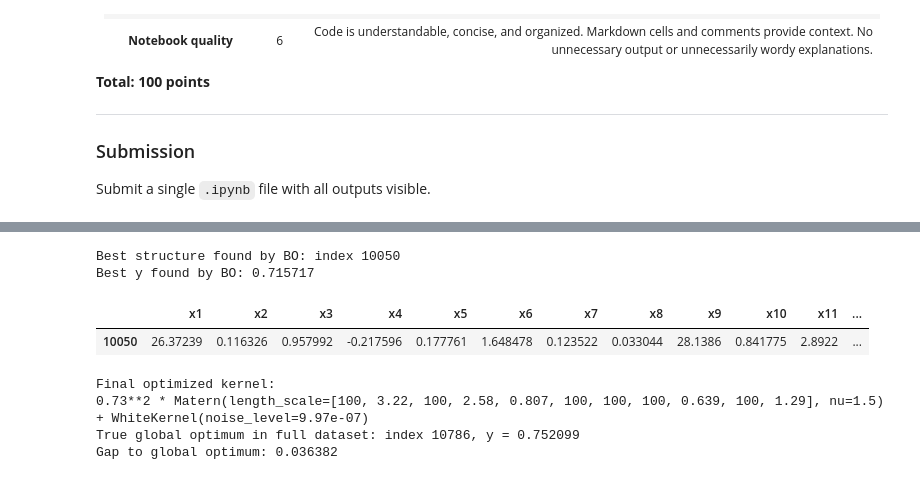
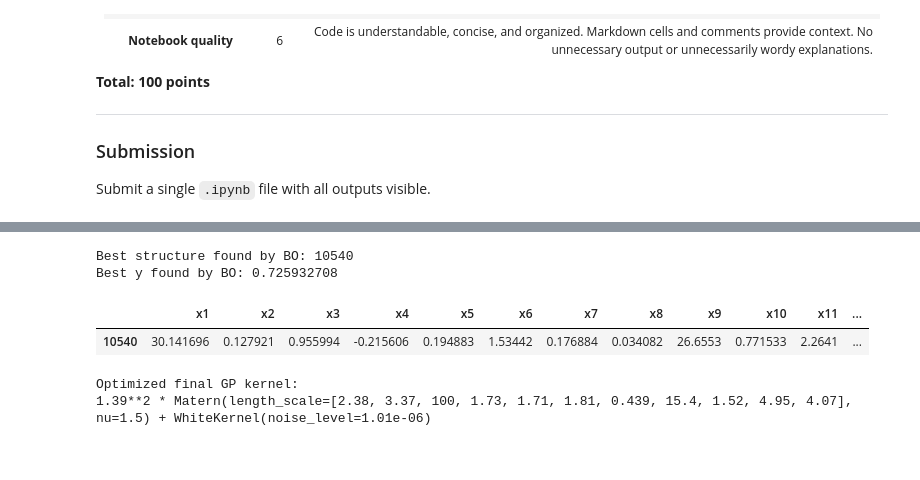
Before and after one commit to zhoueth1/MSE238, a Jupyter notebook: Project/project.ipynb, the cells around one changed output, grey strips where cells are left out. Cells and saved outputs as stored; diff of their text form; code cells hidden in the pictures.

```diff
--- a/Project/project.ipynb
+++ b/Project/project.ipynb
@@ -207,5 +178,8 @@ def mixed_ei_acquisition(mu, sigma, best_y, rng, xi=0.01, random_weight=0.10):
 # %%
-def make_gp(random_state=238):
+def make_gp(kernel_type="matern", random_state=238):
+  if kernel_type != "matern":
+    raise ValueError("This integrated notebook is set up for kernel_type='matern' only.")
+
   kernel = (
     ConstantKernel(1.0, (1e-2, 1e2))
     * Matern(
@@ -229 +221,9 @@ def make_gp(random_state=238):
+# %%
+def ucb_acquisition(mu, sigma, kappa):
+  mu = np.asarray(mu)
+  sigma = np.asarray(sigma)
+  return mu + kappa * sigma
+
+def decaying_kappa(iteration, kappa0=2.5, gamma=0.97, kappa_min=0.8):
+  return max(kappa_min, kappa0 * (gamma ** (iteration - 1)))
 # %%
@@ -537,29 +420,21 @@ display(weight_summary_df)
 # %%
-best_row_idx = int(history_df["best_observed_y"].idxmax())
-best_found_index = int(history_df.loc[best_row_idx, "selected_index"])
+best_row = history_ucb["best_observed_y"].idxmax()
+best_found_index = int(history_ucb.loc[best_row, "selected_index"])
 best_found_y = float(y.loc[best_found_index])
 
-print(f"Best structure found by BO: index {best_found_index}")
-print(f"Best y found by BO: {best_found_y:.6f}")
+print("Best structure found by BO:", best_found_index)
+print("Best y found by BO:", best_found_y)
 
-best_structure = df.loc[[best_found_index]].copy()
-display(best_structure)
-
-print("Final optimized kernel:")
-print(gp_final.kernel_)
-
-# optional: compare to the true global optimum only after the BO campaign is complete
-true_best_index = int(y.idxmax())
-true_best_y = float(y.max())
-
-print(f"True global optimum in full dataset: index {true_best_index}, y = {true_best_y:.6f}")
-print(f"Gap to global optimum: {true_best_y - best_found_y:.6f}")
+best_structure_df = df.loc[[best_found_index]].copy()
+display(best_structure_df)
 # %% [output]
-Best structure found by BO: index 10050
-Best y found by BO: 0.715717
+Best structure found by BO: 10540
+Best y found by BO: 0.725932708
 |  | x1 | x2 | x3 | x4 | x5 | x6 | x7 | x8 | x9 | x10 | x11 | ... |
-| 10050 | 26.37239 | 0.116326 | 0.957992 | -0.217596 | 0.177761 | 1.648478 | 0.123522 | 0.033044 | 28.1386 | 0.841775 | 2.8922 | ... |
+| 10540 | 30.141696 | 0.127921 | 0.955994 | -0.215606 | 0.194883 | 1.53442 | 0.176884 | 0.034082 | 26.6553 | 0.771533 | 2.2641 | ... |
-Final optimized kernel:
-0.73**2 * Matern(length_scale=[100, 3.22, 100, 2.58, 0.807, 100, 100, 100, 0.639, 100, 1.29], nu=1.5) + WhiteKernel(noise_level=9.97e-07)
-True global optimum in full dataset: index 10786, y = 0.752099
-Gap to global optimum: 0.036382
+# %%
+print("Optimized final GP kernel:")
+print(gp_ucb.kernel_)
+# %% [output]
+Optimized final GP kernel:
+1.39**2 * Matern(length_scale=[2.38, 3.37, 100, 1.73, 1.71, 1.81, 0.439, 15.4, 1.52, 4.95, 4.07], nu=1.5) + WhiteKernel(noise_level=1.01e-06)
```
Also changed, not shown: parts of 13 cells of this notebook, 1 other file.
